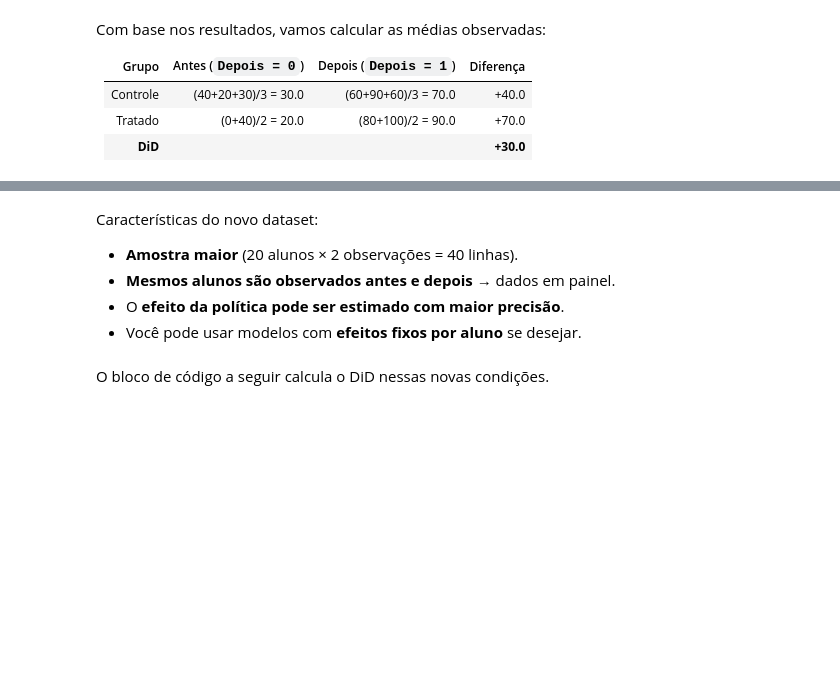
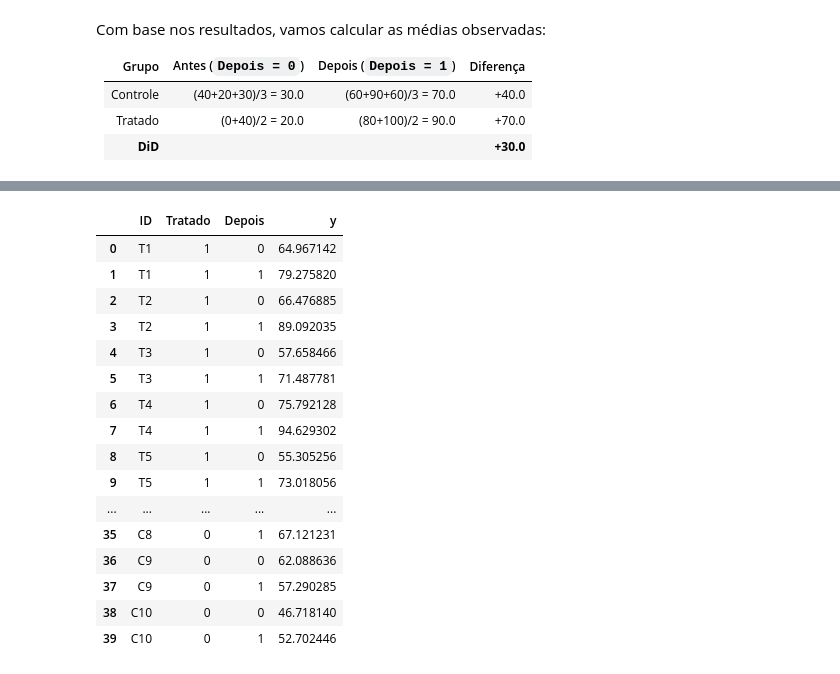
Before and after one commit to AILAB-CEFET-RJ/gcc1625, a Jupyter notebook: notebooks/12_diff_in_diff.ipynb, the cells around one changed output, grey strips where cells are left out. Saved outputs shown, nothing was run; the diff lists cells and outputs as text; code cells hidden in the pictures; blank space fills up the shorter version.

```diff
--- a/notebooks/12_diff_in_diff.ipynb
+++ b/notebooks/12_diff_in_diff.ipynb
@@ -457,39 +488,50 @@ import pandas as pd
 import numpy as np
 
 np.random.seed(42)
 
 # Número de alunos por grupo
 n_alunos = 10
 
 # Criar IDs
 ids_tratado = [f"T{i+1}" for i in range(n_alunos)]
 ids_controle = [f"C{i+1}" for i in range(n_alunos)]
 
 # Função para gerar dados
 def gerar_linhas(id_list, tratado, efeito_tratamento=0):
     dados = []
     for aluno in id_list:
         y_pre = np.random.normal(60, 10)  # desempenho antes
         y_pos = y_pre + np.random.normal(5, 5)  # melhora natural
         if tratado:
             y_pos += efeito_tratamento  # aplica o efeito da política
         dados.append([aluno, tratado, 0, y_pre])
         dados.append([aluno, tratado, 1, y_pos])
     return dados
 
 # Gerar dados
 dados_tratado = gerar_linhas(ids_tratado, tratado=1, efeito_tratamento=10)
 dados_controle = gerar_linhas(ids_controle, tratado=0)
 
 # Unir e criar DataFrame
 dados = dados_tratado + dados_controle
 df_painel = pd.DataFrame(dados, columns=['ID', 'Tratado', 'Depois', 'y'])
+
+df_painel.head(40)
+# %% [output]
+|  | ID | Tratado | Depois | y |
+| 0 | T1 | 1 | 0 | 64.967142 |
+| 1 | T1 | 1 | 1 | 79.275820 |
+| 2 | T2 | 1 | 0 | 66.476885 |
+| 3 | T2 | 1 | 1 | 89.092035 |
+| 4 | T3 | 1 | 0 | 57.658466 |
+| 5 | T3 | 1 | 1 | 71.487781 |
+| 6 | T4 | 1 | 0 | 75.792128 |
+| 7 | T4 | 1 | 1 | 94.629302 |
+| 8 | T5 | 1 | 0 | 55.305256 |
+| 9 | T5 | 1 | 1 | 73.018056 |
+| ... | ... | ... | ... | ... |
+| 35 | C8 | 0 | 1 | 67.121231 |
+| 36 | C9 | 0 | 0 | 62.088636 |
+| 37 | C9 | 0 | 1 | 57.290285 |
+| 38 | C10 | 0 | 0 | 46.718140 |
+| 39 | C10 | 0 | 1 | 52.702446 |
-# %% [markdown]
-Características do novo dataset:
-
-* **Amostra maior** (20 alunos × 2 observações = 40 linhas).
-* **Mesmos alunos são observados antes e depois** → dados em painel.
-* O **efeito da política pode ser estimado com maior precisão**.
-* Você pode usar modelos com **efeitos fixos por aluno** se desejar.
-# %% [markdown]
-O bloco de código a seguir calcula o DiD nessas novas condições.
```
Also changed, not shown: parts of 26 cells of this notebook.
